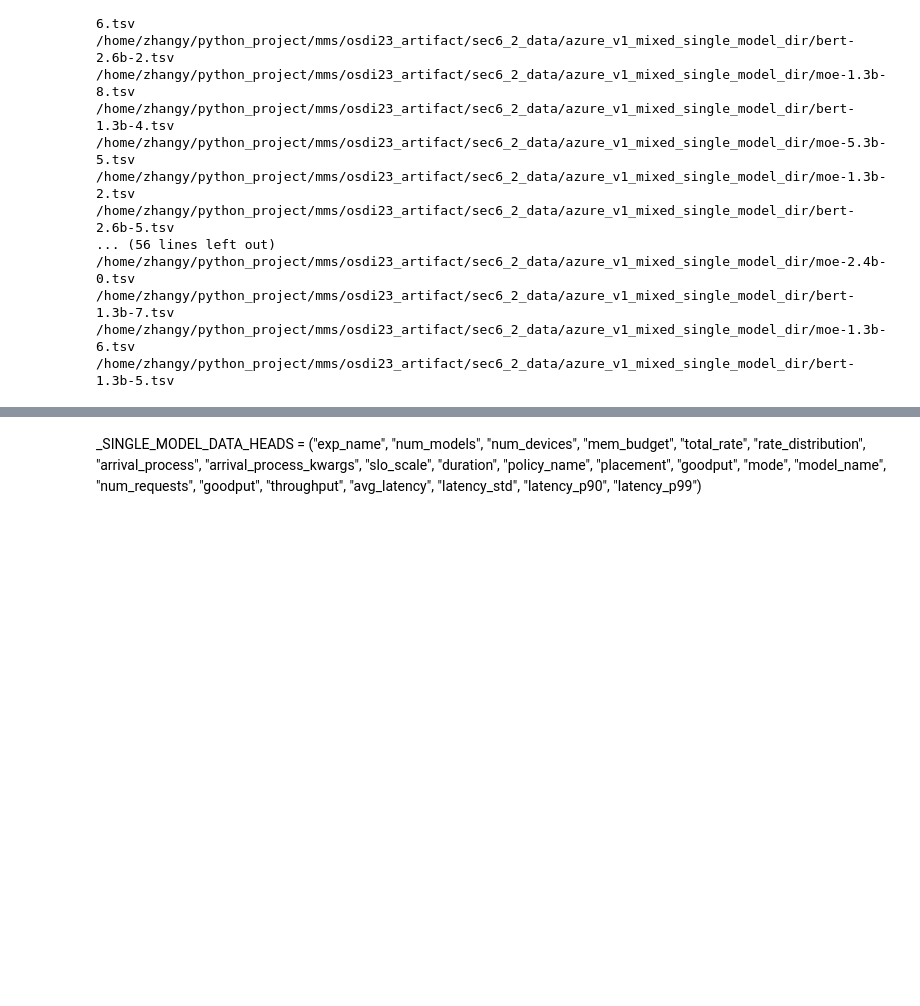
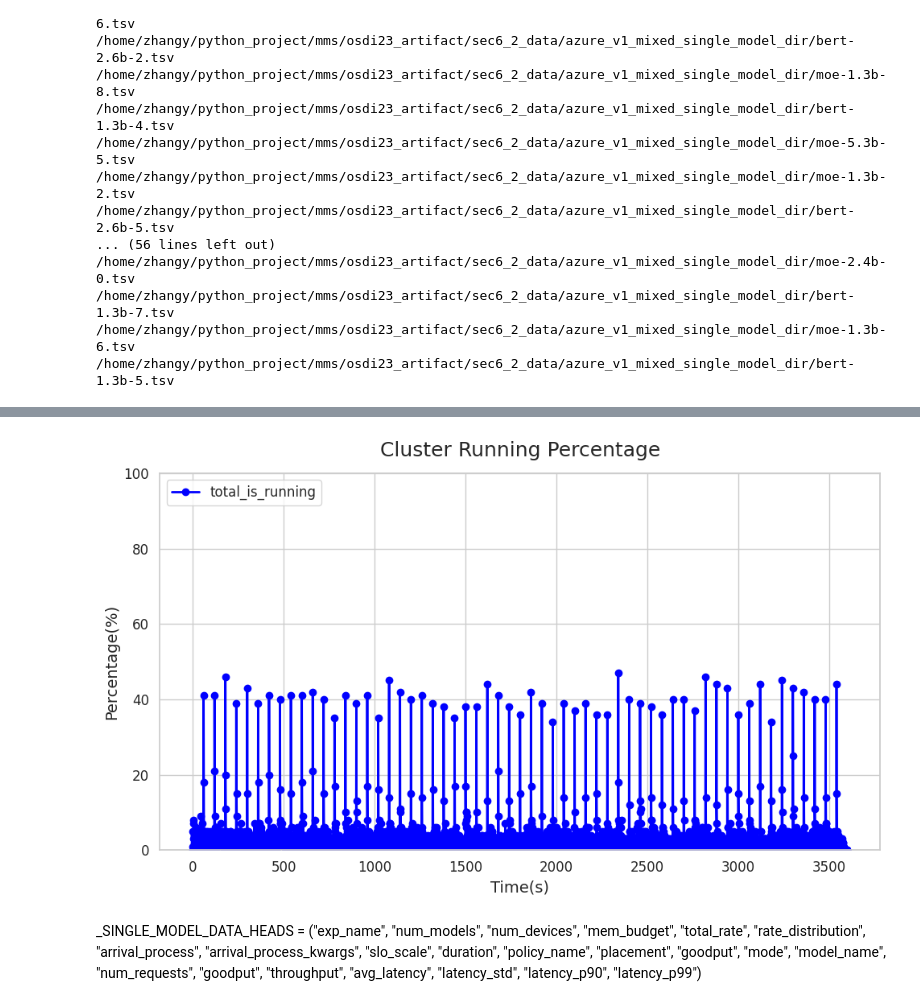
Before and after one commit to KevinCheung2259/mms, a Jupyter notebook: my-test/cluster_gpu_usage.ipynb, the cells around one changed output, grey strips where cells are left out. Cells and saved outputs as stored; diff of their text form; code cells hidden in the pictures; blank space fills up the shorter version.

```diff
--- a/my-test/cluster_gpu_usage.ipynb
+++ b/my-test/cluster_gpu_usage.ipynb
@@ -111,3 +244,10 @@ for file_name in files:
+# %%
+new_total_is_running = smooth_list(total_is_running, interval=10)
+new_total_is_running = [int(x / 72 * 100) for x in new_total_is_running]
+draw_plot(new_total_is_running, labels=['total_is_running'], colors=['blue'], xlabel='Time(s)', ylabel='Percentage(%)',
+          ylim=(0, 100), title='Cluster Running Percentage')
+# %% [output]
+[figure, added]
 # %% [markdown]
 _SINGLE_MODEL_DATA_HEADS = ("exp_name", "num_models",
                "num_devices", "mem_budget", "total_rate", "rate_distribution",
```
Also changed, not shown: parts of 11 cells of this notebook, 24 other files.
